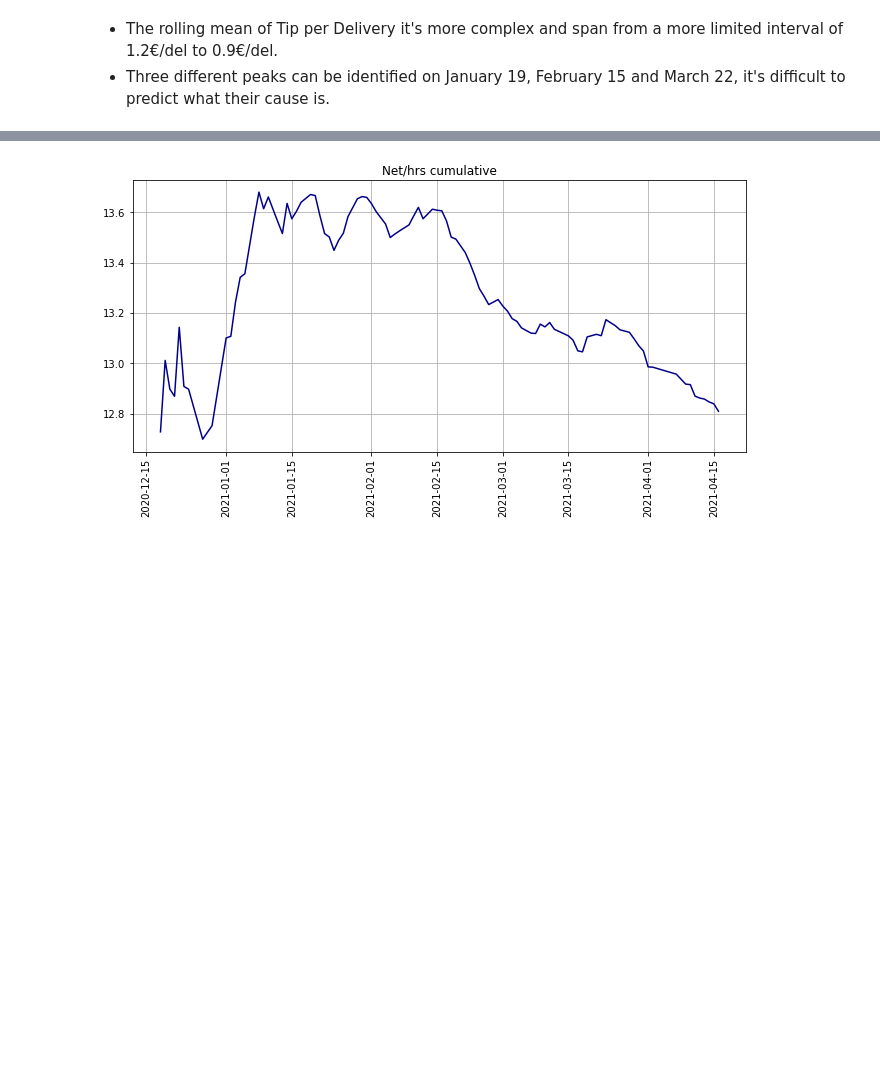
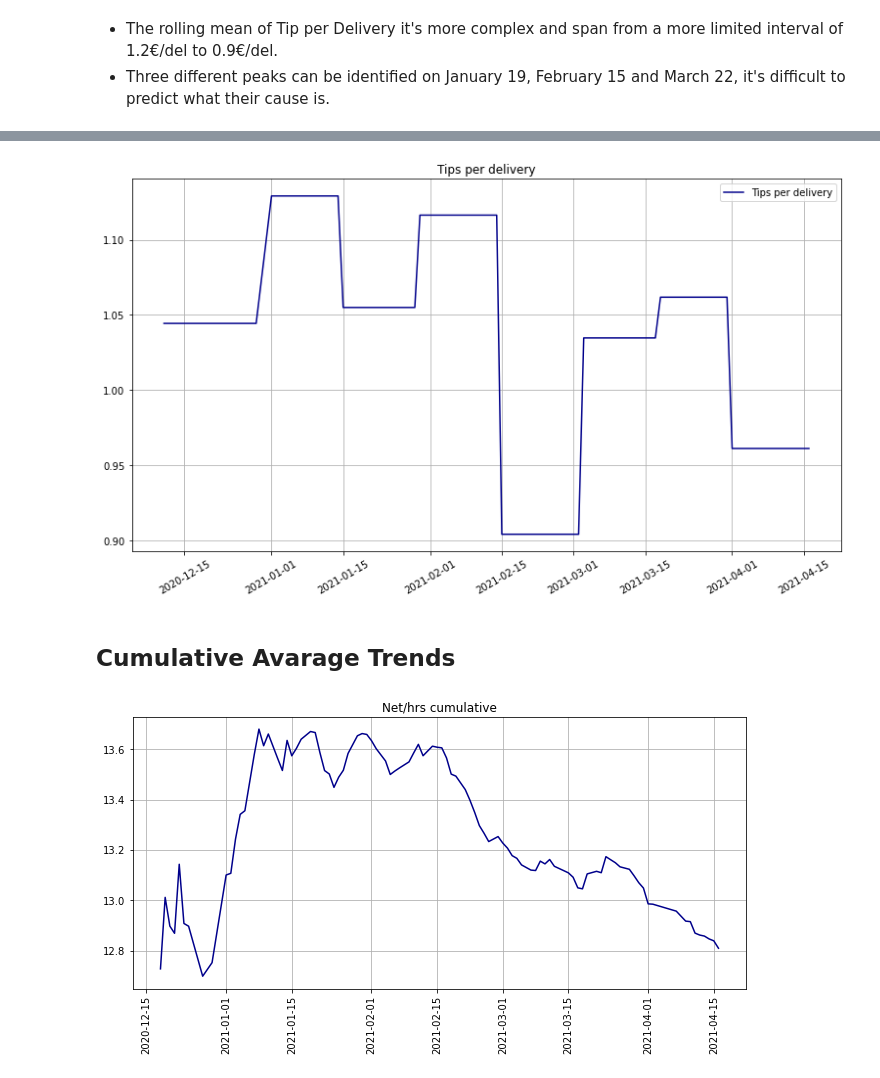
Before and after one commit to nicoretis/Courier-Financial-and-Weather-analysis, a Jupyter notebook: Work-Analysis-Courier.ipynb, the cells around one changed output, grey strips where cells are left out. Drawn from its saved outputs; the diff is of its cells as text; code cells hidden in the pictures; blank space fills up the shorter version.

```diff
--- a/Work-Analysis-Courier.ipynb
+++ b/Work-Analysis-Courier.ipynb
@@ -220,3 +253,9 @@ rolmean(df.date,df.tipdel,15,'Rolling mean Tip per Delivery on a 15 days window'
+# %%
+plot(df.sumtip/df.sumdel,'Tips per delivery')
+# %% [output]
+[figure, added]
+# %% [markdown]
+## Cumulative Avarage Trends
 # %%
 nethrs_inc=df['net'].cumsum()/df['hrs'].cumsum() #cumulative sum
 more_inc=(df['earnings'].cumsum()-df['hrs'].cumsum()*10) /df['hrs'].cumsum()
```
Also changed, not shown: parts of 8 cells of this notebook, 1 other file.
